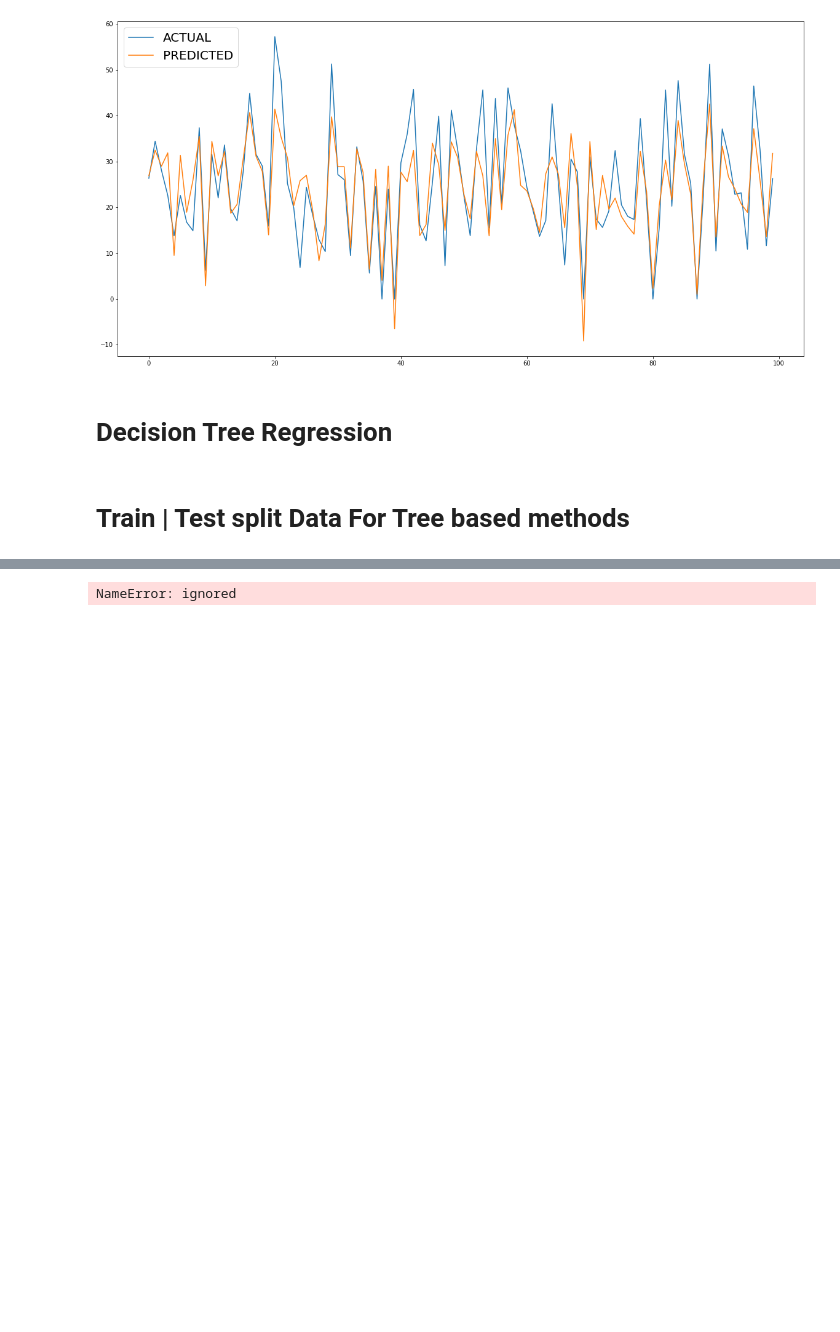
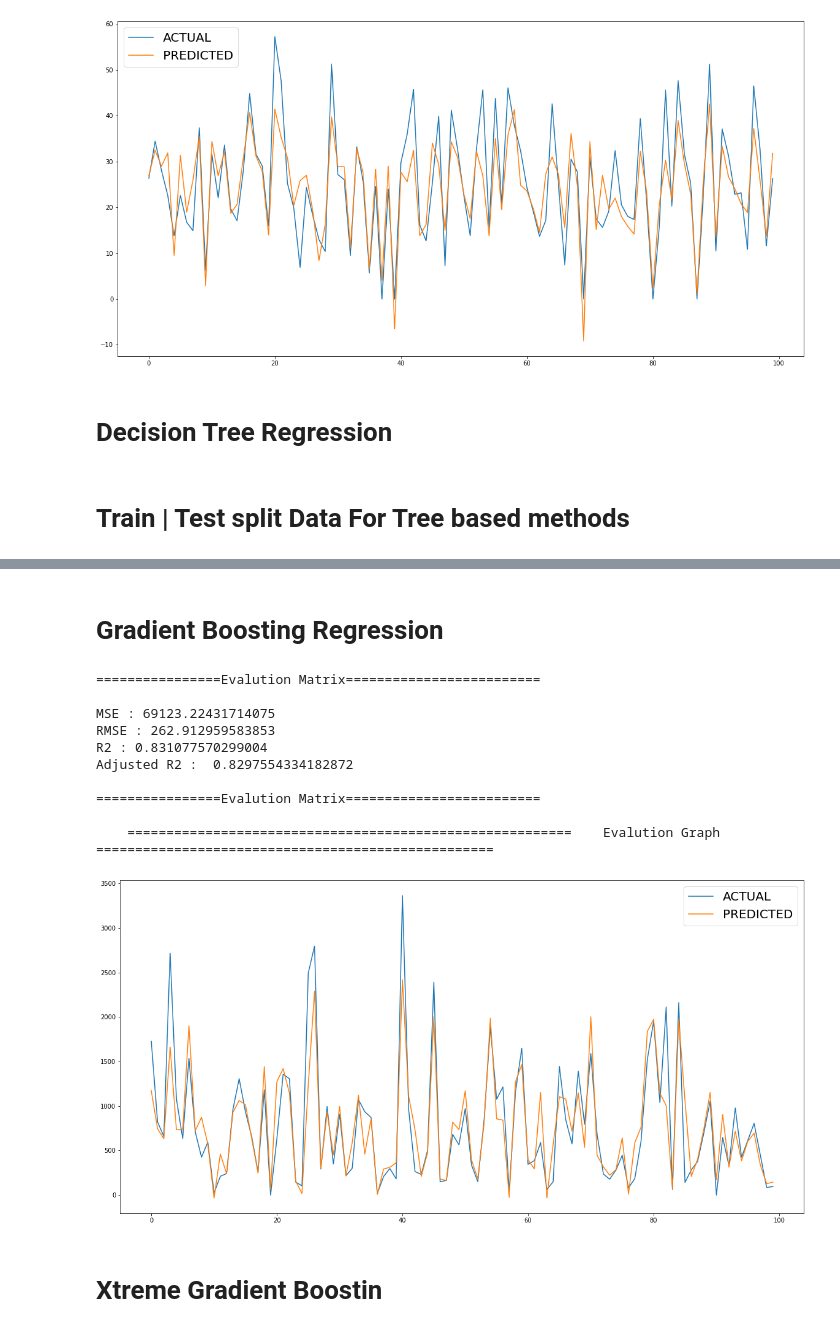
Before and after one commit to gkunal8019/Bike-Sharing-Demand-Prediction, a Jupyter notebook: Bike_Sharing_Demand_Prediction_Capstone_Project.ipynb, the cells around one changed output, grey strips where cells are left out. Drawn from its saved outputs; the diff is of its cells as text; code cells hidden in the pictures; blank space fills up the shorter version.

```diff
--- a/Bike_Sharing_Demand_Prediction_Capstone_Project.ipynb
+++ b/Bike_Sharing_Demand_Prediction_Capstone_Project.ipynb
@@ -842,10 +841,22 @@ rf_model.score(X_test,y_test)
 # %%
 y_pred_train=rf_model.predict(X_train)
 y_pred=rf_model.predict(X_test)
-# %%
-train_dict={'Model':"Random Forest",
-             'MAE':round(MSE,4),
-             'RMSE':round(RMSE,4),
-             'R2_score':round(R2,4)}
-# %% [output]
-NameError: ignored
+# %% [markdown]
+# Gradient Boosting Regression
+# %%
+gra_boost=GradientBoostingRegressor()
+dac_model(gra_boost,X_train,y_train,X_test,y_test)
+# %% [output]
+================Evalution Matrix=========================
+
+MSE : 69123.22431714075
+RMSE : 262.912959583853
+R2 : 0.831077570299004
+Adjusted R2 :  0.8297554334182872
+
+================Evalution Matrix=========================
+
+    =========================================================    Evalution Graph    ===================================================
+[figure, added]
+# %% [markdown]
+# Xtreme Gradient Boostin
```
Also changed, not shown: parts of 35 cells of this notebook.
